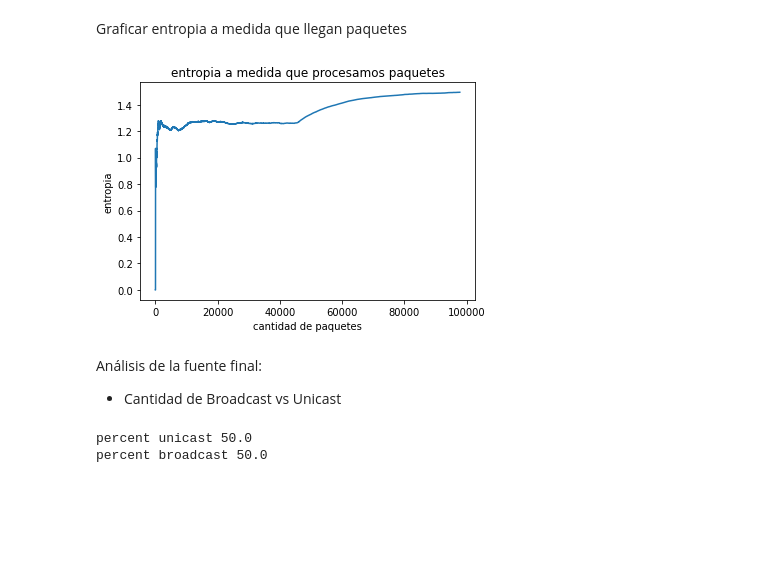
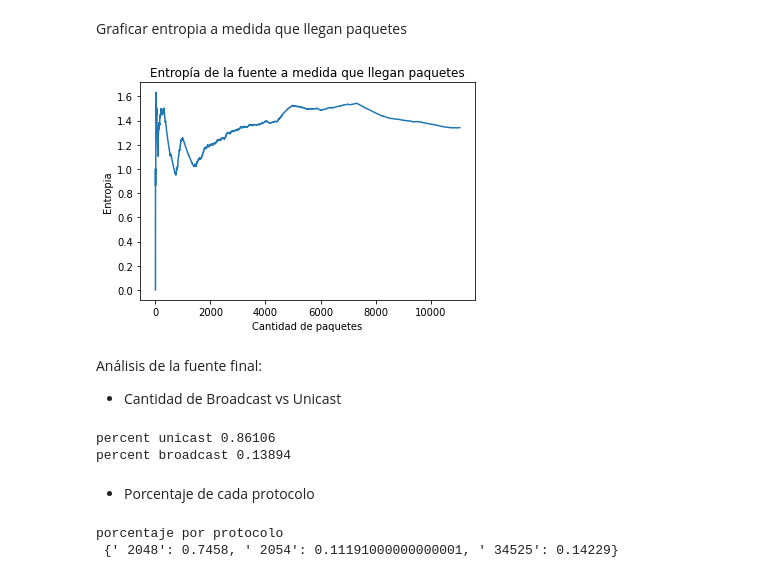
Before and after one commit to paulitapb/TP1_redes, a Jupyter notebook: analisis_paquetes.ipynb, the cells around one changed output. Cells and saved outputs as stored; diff of their text form; code cells hidden in the pictures; blank space fills up the shorter version.

```diff
--- a/analisis_paquetes.ipynb
+++ b/analisis_paquetes.ipynb
@@ -10,26 +10,33 @@ import utils
 # %% [markdown]
 Graficar entropia a medida que llegan paquetes
 # %%
-plt.plot(get_entropy())
-plt.title("entropia a medida que procesamos paquetes")
-plt.xlabel("cantidad de paquetes")
-plt.ylabel("entropia")
+plt.plot(utils.get_entropy())
+plt.title("Entropía de la fuente a medida que llegan paquetes")
+plt.xlabel("Cantidad de paquetes")
+plt.ylabel("Entropia")
 plt.show()
 # %% [output]
-[figure, old version]
+[figure, new version]
 # %% [markdown]
 Análisis de la fuente final:
  - Cantidad de Broadcast vs Unicast
 # %%
-unicast_broadcast_symbol, protocol = show_source()
-
-unicast_broadcast_counter = collections.Counter(unicast_broadcast_symbol)
-
-percent_unicast = 100*unicast_broadcast_counter['UNICAST'] /np.sum(list(unicast_broadcast_counter.values()))
-percent_broadcast = 100- percent_unicast
-
+unicast_broadcast_symbol, protocol, percent_unicast, percent_broadcast , symbol_proba= utils.show_source()
 print("percent unicast", percent_unicast)
 print("percent broadcast", percent_broadcast)
 # %% [output]
-percent unicast 50.0
-percent broadcast 50.0
+percent unicast 0.86106
+percent broadcast 0.13894
+# %% [markdown]
+- Porcentaje de cada protocolo
+# %%
+percent_per_protocol = {p : 0 for p in np.unique(protocol)}
+
+
+for s, proba in symbol_proba.items():
+    percent_per_protocol[s[0]] += proba
+
+print("porcentaje por protocolo \n", percent_per_protocol)
+# %% [output]
+porcentaje por protocolo
+ {' 2048': 0.7458, ' 2054': 0.11191000000000001, ' 34525': 0.14229}
```
Also changed, not shown: parts of 7 cells of this notebook, 17 other files.
